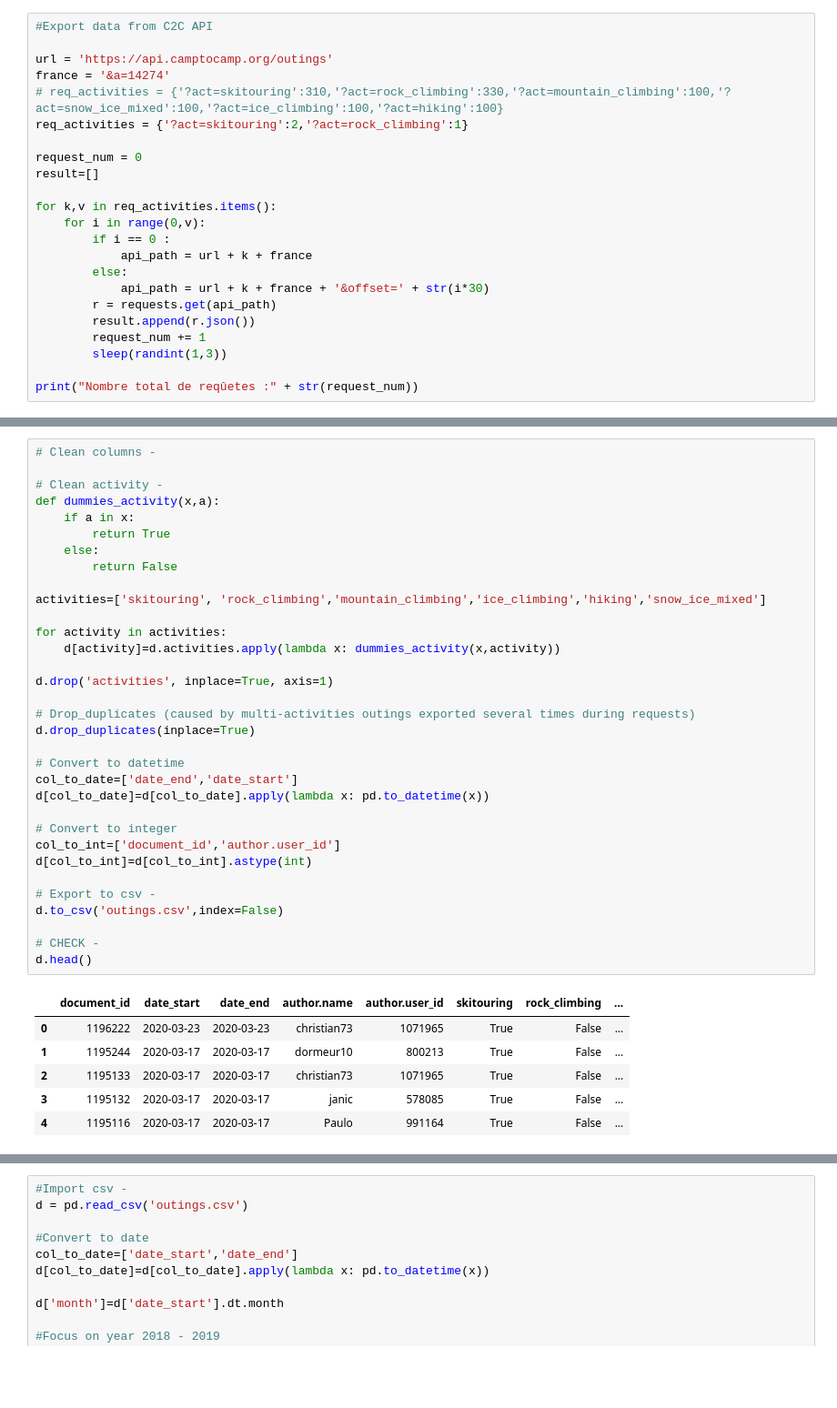
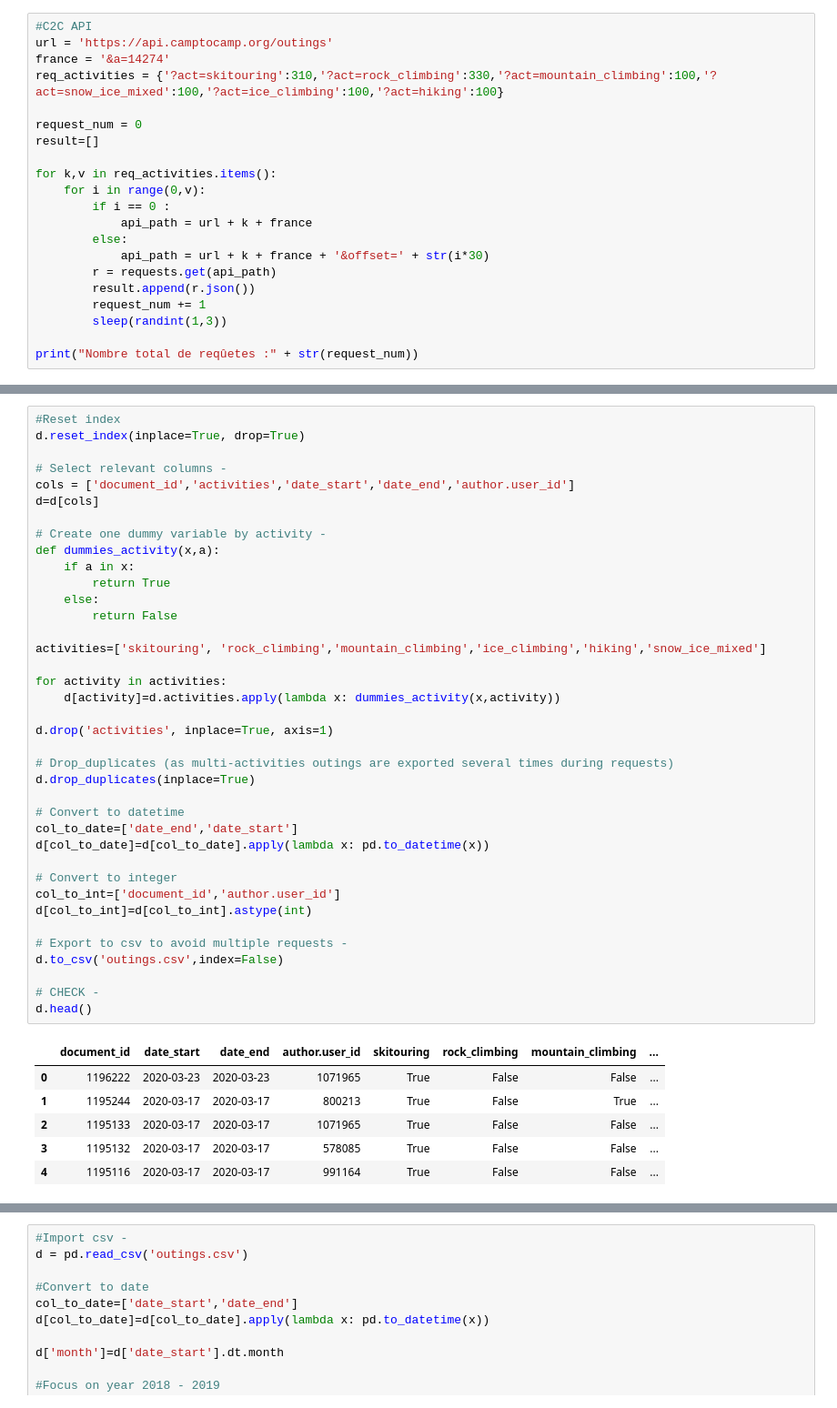
Before and after one commit to damien1719/C2C-Mountaineering-practices, a Jupyter notebook: C2C_API_v5.ipynb, the cells around one changed output, grey strips where cells are left out. Shown: that part at 91% size. Saved outputs shown, nothing was run; the diff lists cells and outputs as text; blank space fills up the shorter version.

Commit message:
document and clean code

```diff
--- a/C2C_API_v5.ipynb
+++ b/C2C_API_v5.ipynb
@@ -16,10 +17,8 @@ from shapely.geometry import shape, Point
 # %%
-#Export data from C2C API
-
+#C2C API
 url = 'https://api.camptocamp.org/outings'
 france = '&a=14274'
-# req_activities = {'?act=skitouring':310,'?act=rock_climbing':330,'?act=mountain_climbing':100,'?act=snow_ice_mixed':100,'?act=ice_climbing':100,'?act=hiking':100}
-req_activities = {'?act=skitouring':2,'?act=rock_climbing':1}
+req_activities = {'?act=skitouring':310,'?act=rock_climbing':330,'?act=mountain_climbing':100,'?act=snow_ice_mixed':100,'?act=ice_climbing':100,'?act=hiking':100}
 
 request_num = 0
 result=[]
@@ -84,40 +73,45 @@ d.head()
 # %%
-# Clean columns -
+#Reset index
+d.reset_index(inplace=True, drop=True)
 
-# Clean activity -
+# Select relevant columns -
+cols = ['document_id','activities','date_start','date_end','author.user_id']
+d=d[cols]
+
+# Create one dummy variable by activity -
 def dummies_activity(x,a):
     if a in x:
         return True
     else:
         return False
 
 activities=['skitouring', 'rock_climbing','mountain_climbing','ice_climbing','hiking','snow_ice_mixed']
 
 for activity in activities:
     d[activity]=d.activities.apply(lambda x: dummies_activity(x,activity))
 
 d.drop('activities', inplace=True, axis=1)
 
-# Drop_duplicates (caused by multi-activities outings exported several times during requests)
+# Drop_duplicates (as multi-activities outings are exported several times during requests)
 d.drop_duplicates(inplace=True)
 
 # Convert to datetime
 col_to_date=['date_end','date_start']
 d[col_to_date]=d[col_to_date].apply(lambda x: pd.to_datetime(x))
 
 # Convert to integer
 col_to_int=['document_id','author.user_id']
 d[col_to_int]=d[col_to_int].astype(int)
 
-# Export to csv -
+# Export to csv to avoid multiple requests -
 d.to_csv('outings.csv',index=False)
 
 # CHECK -
 d.head()
 # %% [output]
-|  | document_id | date_start | date_end | author.name | author.user_id | skitouring | rock_climbing | ... |
-| 0 | 1196222 | 2020-03-23 | 2020-03-23 | christian73 | 1071965 | True | False | ... |
-| 1 | 1195244 | 2020-03-17 | 2020-03-17 | dormeur10 | 800213 | True | False | ... |
-| 2 | 1195133 | 2020-03-17 | 2020-03-17 | christian73 | 1071965 | True | False | ... |
-| 3 | 1195132 | 2020-03-17 | 2020-03-17 | janic | 578085 | True | False | ... |
-| 4 | 1195116 | 2020-03-17 | 2020-03-17 | Paulo | 991164 | True | False | ... |
+|  | document_id | date_start | date_end | author.user_id | skitouring | rock_climbing | mountain_climbing | ... |
+| 0 | 1196222 | 2020-03-23 | 2020-03-23 | 1071965 | True | False | False | ... |
+| 1 | 1195244 | 2020-03-17 | 2020-03-17 | 800213 | True | False | True | ... |
+| 2 | 1195133 | 2020-03-17 | 2020-03-17 | 1071965 | True | False | False | ... |
+| 3 | 1195132 | 2020-03-17 | 2020-03-17 | 578085 | True | False | False | ... |
+| 4 | 1195116 | 2020-03-17 | 2020-03-17 | 991164 | True | False | False | ... |
```
Also changed, not shown: parts of 26 cells of this notebook, 3 other files.
